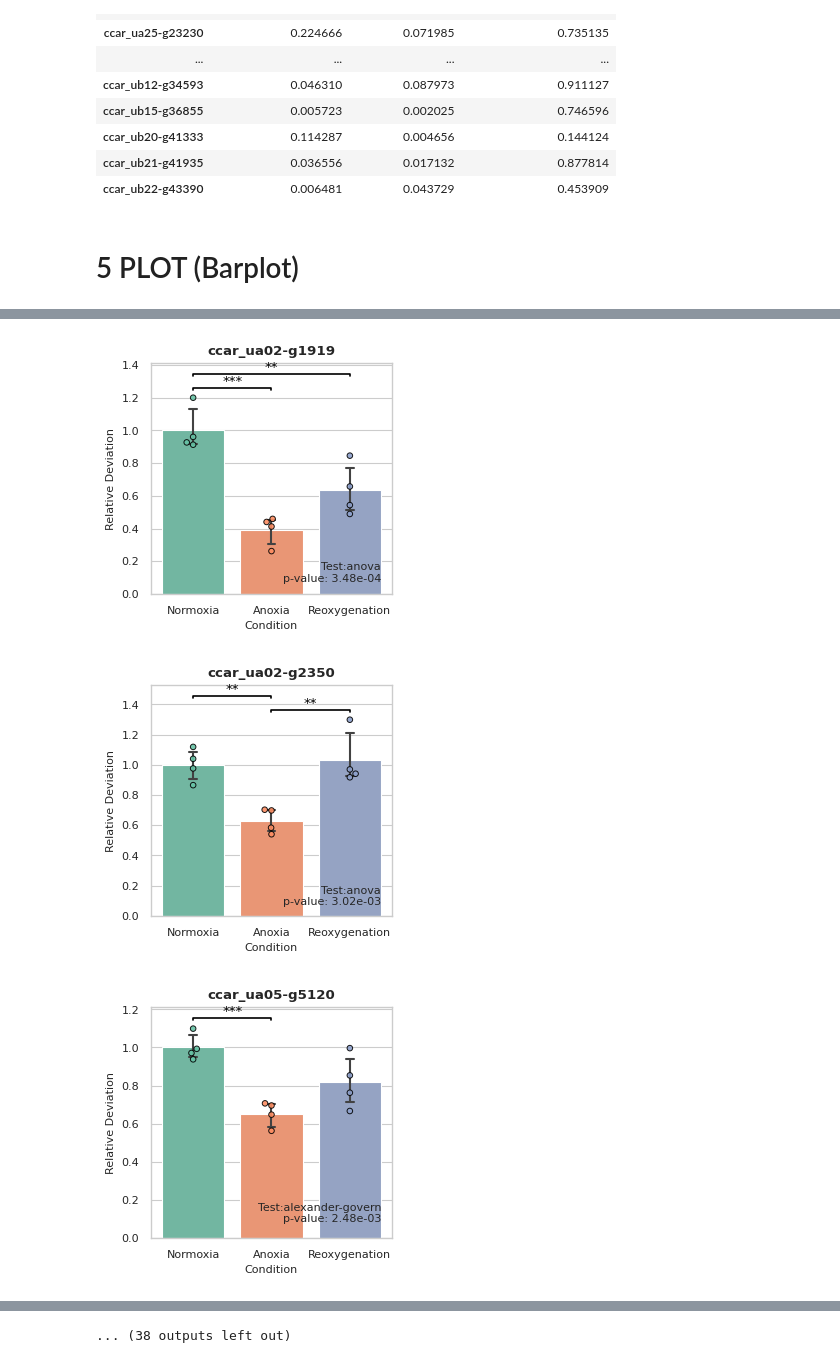
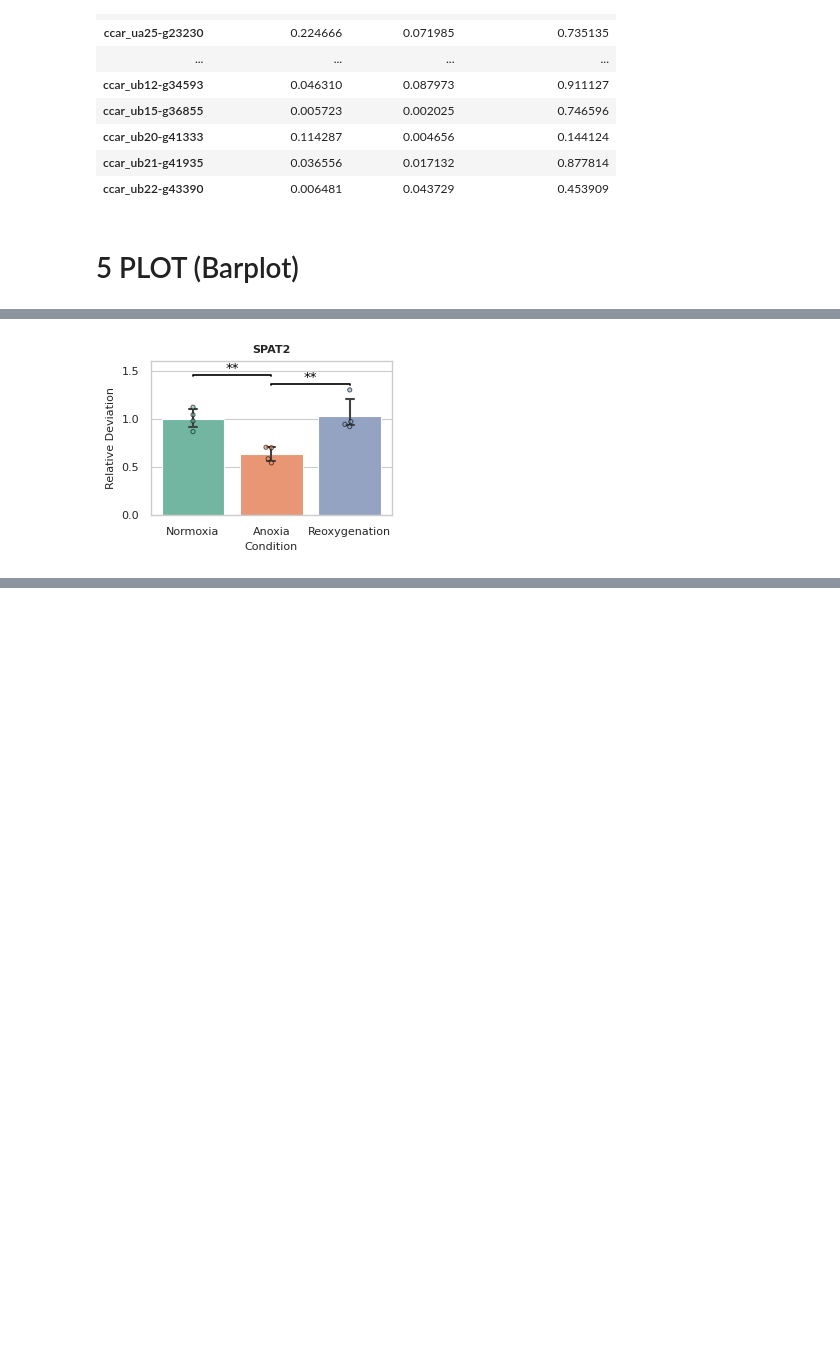
Before and after one commit to MagdalenaWinklhofer/WholeGenomeBisulphiteSequencing, a Jupyter notebook: DNAseq_pipeline/12_TMM_data_plot.ipynb, the cells around one changed output, grey strips where cells are left out. Cells and saved outputs as stored; diff of their text form; code cells hidden in the pictures; blank space fills up the shorter version.

Commit message:
updated TMM plot panel

```diff
--- a/DNAseq_pipeline/12_TMM_data_plot.ipynb
+++ b/DNAseq_pipeline/12_TMM_data_plot.ipynb
@@ -199,8 +199,8 @@ stat_res
 # create a filter that checks if the p value is smaller than 0.05 in the anova test
 # if that is the case the Geneid can be kept in the data
 # otherwise drop the non significant genes
-#significant_genes = stat_res[stat_res['p'] < 0.05].index
-#tmm_norm = tmm_norm[tmm_norm['Geneid'].isin(significant_genes)]
+significant_genes = stat_res[stat_res['p'] < 0.05].index
+tmm_norm = tmm_norm[tmm_norm['Geneid'].isin(significant_genes)]
 # %% [markdown]
 Now we have established that we have an overall significance, hence we must perform a posthoc test
 # %%
@@ -248,5 +248,15 @@ post_res
 | ccar_ub20-g41333 | 0.114287 | 0.004656 | 0.144124 |
 | ccar_ub21-g41935 | 0.036556 | 0.017132 | 0.877814 |
 | ccar_ub22-g43390 | 0.006481 | 0.043729 | 0.453909 |
+# %%
+# filter the posthoc results for significant genes
+# if the p value in one column is sig keep the column
+# if not drop the column
+significant_genes = post_res[(post_res <= 0.0455).any(axis=1)].index
+tmm_norm = tmm_norm[tmm_norm['Geneid'].isin(significant_genes)]
 # %% [markdown]
 # 5 PLOT (Barplot)
+# %%
+# look up  gene id names to protein names
+names = pd.read_csv('/home/maggy/WholeGenomeBisulphiteSequencing/DNAseq_pipeline/13_protein_sequence/blastp_hits_swissprot_genes.txt', sep='\t', index_col=0)
+names['symbol'] = names['symbol'].str.split('_').str[0]
@@ -261,45 +358,45 @@ def sig_cat(s):
         return "***"
     if s < 0.0455:
         return "**"
 
 # set sns colorpallete to colorblind
 sns.set_theme(palette='Set2', style = 'whitegrid', context='paper', rc={'axes.labelsize':8, 'xtick.labelsize':8, 'ytick.labelsize':8, 'legend.fontsize':8, 'legend.title_fontsize':8})
 
 for geneid, data in tmm_norm.groupby('Geneid'):
-    #if stat_res.loc[geneid, 'p'] > 0.05: # skip gened that are not sig in the anova test
-    #    continue
     if np.any(stat_res.loc[geneid, 'Test'] == ''):
         continue
-
+    # only needed if you want to plot a specific gene!!!
+    if geneid != 'ccar_ua02-g2350':
+        continue
     # PLOT
-    plt.figure(figsize=(8/2.54, 8/2.54))
+    plt.figure(figsize=(8/2.54, 6/2.54))
     g = sns.barplot(data=data, x='condition', y='rel_deviation', capsize=0.1, err_kws={"linewidth": 1.5}, hue='condition', legend=False)
-    sns.swarmplot(data=data, x='condition', y='rel_deviation', size=4, ax=g,
-                  dodge=False, legend=False, linewidth=0.7, edgecolor="k", alpha=0.9, hue='condition')
-    plt.title(geneid, fontdict={'weight': 'bold'})
-    plt.ylabel('Relative Deviation')
-    plt.xlabel('Condition')
+    sns.swarmplot(data=data, x='condition', y='rel_deviation', size=3, ax=g,
+                  dodge=False, legend=False, linewidth=0.7, edgecolor="k", alpha=0.6, hue='condition')
     # significance bars
     x_pos = np.array([p.get_x() for p in g.patches])
     x_width = np.array([p.get_width() for p in g.patches])
     x_pos = x_pos + (x_width/2)
     y, h, col = data['rel_deviation'].max() * 1.04, data['rel_deviation'].max() * 0.01, 'k'
-
     offset=0
     sig_info = post_res.loc[geneid, sig_list.keys()]
     sig_info = sig_info.loc[sig_info <= 0.05]
     for name, value in sig_info.items():
         height= np.array([y, y+h, y+h, y]) + offset
         x1, x2 = x_pos[list(sig_list[name])]
         plt.plot([x1, x1, x2, x2], height, lw=1.2, c=col)
         plt.text((x1+x2)*.5, y+h+offset, sig_cat(value), ha='center', va='bottom', color=col)
         offset += data['rel_deviation'].max() * 0.07
-    plt.text(2.4, 0.13, f"Test:{stat_res.loc[geneid, 'Test']}\np-value: {stat_res.loc[geneid, 'p']:.2e}", ha='right', va='center', fontsize=8)
+    plt.title(names['symbol'].get(geneid, default='unknown'), fontdict={'weight': 'bold'}, fontsize=8)
+    plt.ylim(top=1.6)
+    plt.ylabel('Relative Deviation')
+    plt.xlabel('Condition')
+
+
+
     plt.tight_layout()
-    plt.savefig(f"12_TMM_plot/{geneid}_TMM_crucian_carp_data_normalized.svg")
+    plt.savefig(f"12_TMM_plot/{names['symbol'].get(geneid, default='unknown')}_TMM_ccar_normalized.svg")
     plt.show()
     plt.close()
 # %% [output]
-[figure, old version]
+[figure, new version]
-[figure, removed]
-[figure, removed]
@@ -315 +402,0 @@ for geneid, data in tmm_norm.groupby('Geneid'):
-... (38 outputs left out)
```
Also changed, not shown: parts of 2 cells of this notebook, 6 other files.
